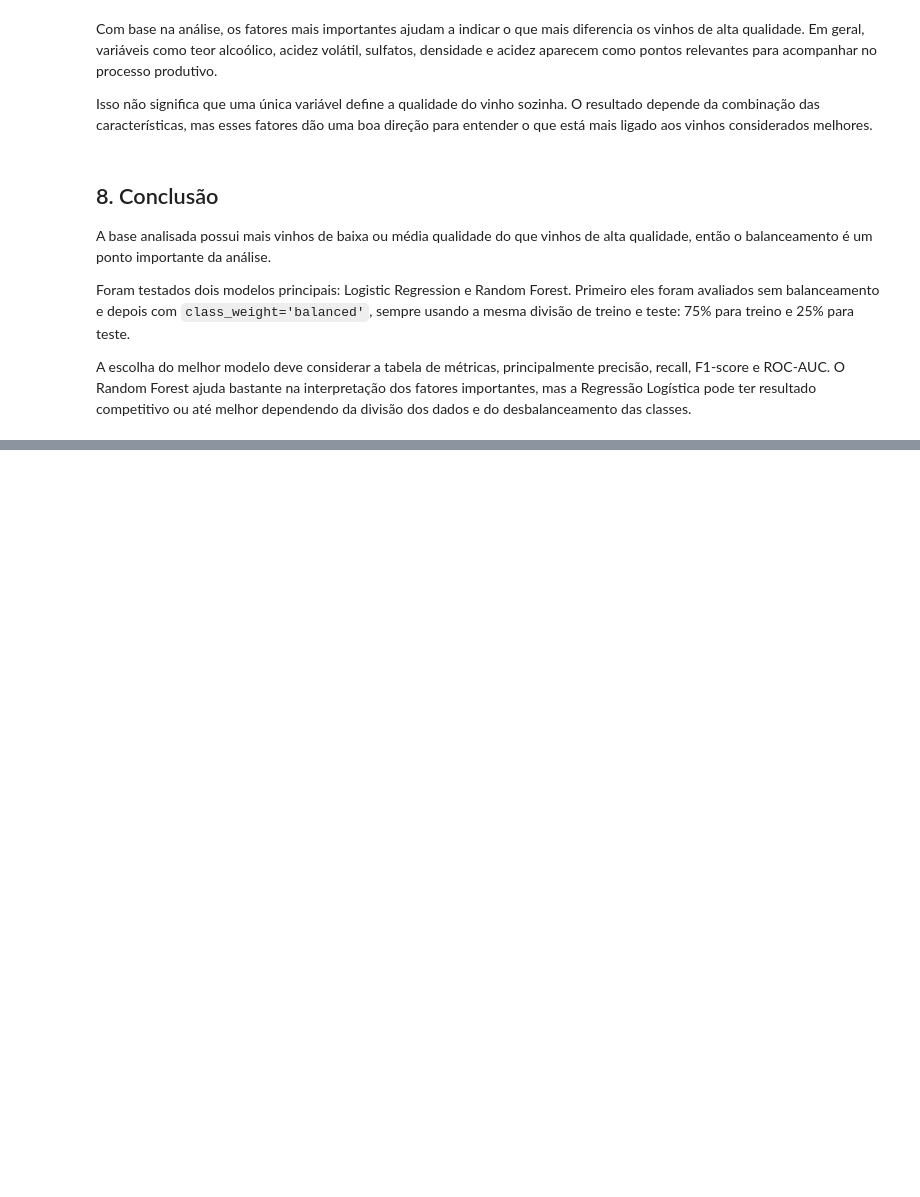
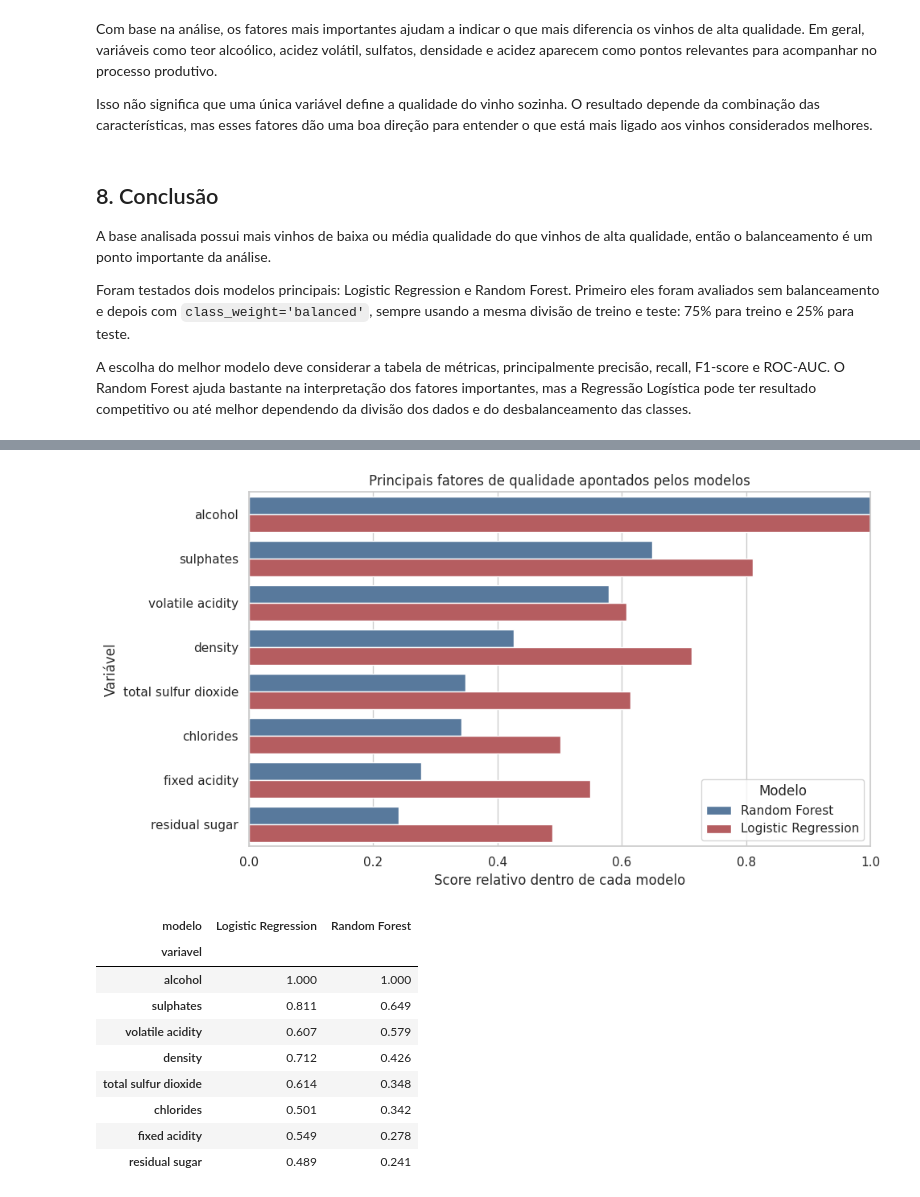
Before and after one commit to joaomottin/TechChallenge-Fase2, a Jupyter notebook: notebooks/analise_wine_quality.ipynb, the cells around one changed output, grey strips where cells are left out. Cells and saved outputs as stored; diff of their text form; code cells hidden in the pictures; blank space fills up the shorter version.

```diff
--- a/notebooks/analise_wine_quality.ipynb
+++ b/notebooks/analise_wine_quality.ipynb
@@ -662,0 +673,71 @@ A escolha do melhor modelo deve considerar a tabela de métricas, principalmente
+# %%
+# Comparação visual dos fatores mais influentes nos dois modelos
+# Observação: o score abaixo é relativo dentro de cada modelo.
+# Ele serve para comparar a ordem e a força relativa dos fatores, não os valores absolutos.
+
+rf_fatores = importancias[['variavel', 'importancia']].copy()
+rf_fatores['modelo'] = 'Random Forest'
+rf_fatores['score_relativo'] = rf_fatores['importancia'] / rf_fatores['importancia'].max()
+
+lr_fatores = importancias_lr[['variavel', 'importancia']].copy()
+lr_fatores['modelo'] = 'Logistic Regression'
+lr_fatores['score_relativo'] = lr_fatores['importancia'] / lr_fatores['importancia'].max()
+
+fatores_comparativo = pd.concat([rf_fatores, lr_fatores], ignore_index=True)
+
+# Seleciona as variáveis mais relevantes considerando os dois modelos juntos
+top_variaveis = (
+    fatores_comparativo
+    .groupby('variavel')['score_relativo']
+    .mean()
+    .sort_values(ascending=False)
+    .head(8)
+    .index
+)
+
+grafico_fatores = fatores_comparativo[fatores_comparativo['variavel'].isin(top_variaveis)].copy()
+ordem_variaveis = (
+    grafico_fatores
+    .groupby('variavel')['score_relativo']
+    .mean()
+    .sort_values(ascending=False)
+    .index
+)
+
+plt.figure(figsize=(10, 5.5))
+sns.barplot(
+    data=grafico_fatores,
+    x='score_relativo',
+    y='variavel',
+    hue='modelo',
+    order=ordem_variaveis,
+    palette=['#4c78a8', '#c44e52']
+)
+
+plt.title('Principais fatores de qualidade apontados pelos modelos')
+plt.xlabel('Score relativo dentro de cada modelo')
+plt.ylabel('Variável')
+plt.xlim(0, 1)
+plt.legend(title='Modelo', loc='lower right')
+plt.tight_layout()
+plt.savefig(RESULTS_PATH / 'principais_fatores_comparativo.png', dpi=120)
+plt.show()
+
+display(
+    grafico_fatores
+    .pivot_table(index='variavel', columns='modelo', values='score_relativo')
+    .loc[ordem_variaveis]
+    .round(3)
+)
+# %% [output]
+[figure, added]
+| modelo | Logistic Regression | Random Forest |
+| variavel |  |  |
+| alcohol | 1.000 | 1.000 |
+| sulphates | 0.811 | 0.649 |
+| volatile acidity | 0.607 | 0.579 |
+| density | 0.712 | 0.426 |
+| total sulfur dioxide | 0.614 | 0.348 |
+| chlorides | 0.501 | 0.342 |
+| fixed acidity | 0.549 | 0.278 |
+| residual sugar | 0.489 | 0.241 |
```
Also changed, not shown: parts of 4 cells of this notebook, 2 other files.
